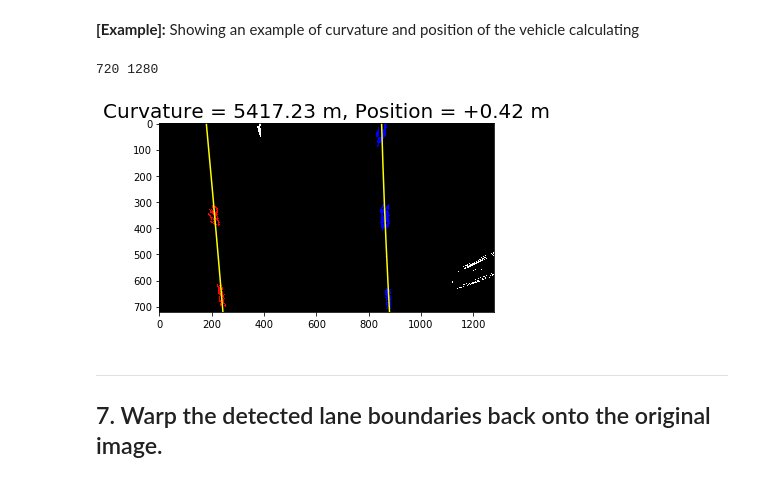
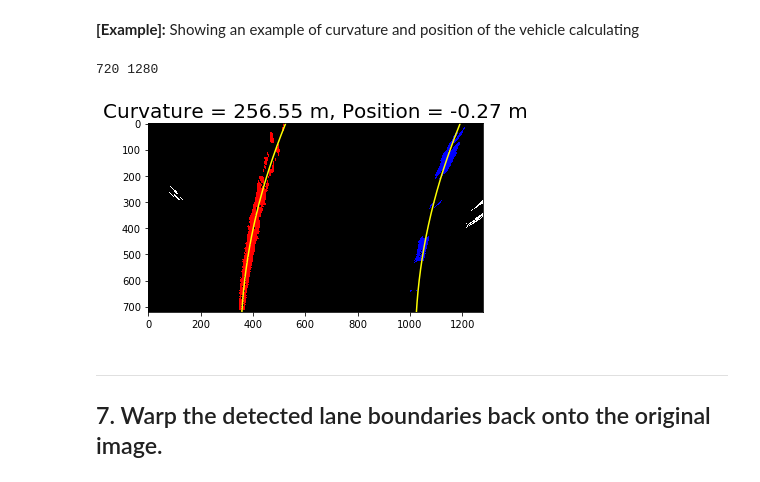
Before and after one commit to bobondemon/Lane-Line-Finding, a Jupyter notebook: Advanced-Lane-Finding.ipynb, the cells around one changed output. Saved outputs shown, nothing was run; the diff lists cells and outputs as text; code cells hidden in the pictures.

Commit message:
Add a shared polynomail fitting algorithm

```diff
--- a/Advanced-Lane-Finding.ipynb
+++ b/Advanced-Lane-Finding.ipynb
@@ -335,11 +335,31 @@ def fit_lane(lpixelx,lpixely,rpixelx,rpixely,height):
     right_fitx = right_fit[0]*ploty**2 + right_fit[1]*ploty + right_fit[2]
 
     return (left_fit,right_fit,left_fitx,right_fitx,ploty)
+# %%
+def fit_lane_shared_coeff(lpixelx,lpixely,rpixelx,rpixely,height):
+    l_num = len(lpixelx)
+    r_num = len(rpixelx)
+    p=lpixelx
+    q=rpixelx
+    x=lpixely
+    z=rpixely
+    Ax=np.vstack((x**2,x,np.ones(l_num),np.zeros(l_num)))
+    Az=np.vstack((z**2,z,np.zeros(r_num),np.ones(r_num)))
+    A=np.hstack((Ax,Az)).T
+    target=np.concatenate((p,q))
+    param=np.dot(np.dot(inv(np.dot(A.T,A)),A.T),target)
+    left_fit = [param[0],param[1],param[2]]
+    right_fit = [param[0],param[1],param[3]]
+    # Generate x and y values for plotting
+    ploty = np.linspace(0, height-1, height )
+    left_fitx = left_fit[0]*ploty**2 + left_fit[1]*ploty + left_fit[2]
+    right_fitx = right_fit[0]*ploty**2 + right_fit[1]*ploty + right_fit[2]
+    return (left_fit,right_fit,left_fitx,right_fitx,ploty)
 # %% [markdown]
 **[Example]:** Showing an example of identifying lane pixels and curves
 # %%
-#image = mpimg.imread('./test_images/test6.jpg')
-image = mpimg.imread('./test_images/signs_vehicles_xygrad.jpg')
+image = mpimg.imread('./test_images/test4.jpg')
+#image = mpimg.imread('./test_images/signs_vehicles_xygrad.jpg')
 height, width = image.shape[0:2]
 # Pipeline so far:
 # 1. camera distortion correctness
@@ -366,10 +386,11 @@ out_img = np.dstack((perspective_img, perspective_img, perspective_img))*255
 out_img[lpixely, lpixelx, :] = [255,0,0]
 out_img[rpixely, rpixelx, :] = [0,0,255]
 ax2.imshow(out_img)
-ax2.set_title('Lane Pixel Detection and Poly Fit', fontsize=30)
+ax2.set_title('Lane Pixel Detection and Poly Fit with Shared Parmeters', fontsize=30)
 
 # 5. lane line curve fit
-left_fit,right_fit,left_fitx,right_fitx,ploty = fit_lane(lpixelx,lpixely,rpixelx,rpixely,height)
+#left_fit,right_fit,left_fitx,right_fitx,ploty = fit_lane(lpixelx,lpixely,rpixelx,rpixely,height)
+left_fit,right_fit,left_fitx,right_fitx,ploty = fit_lane_shared_coeff(lpixelx,lpixely,rpixelx,rpixely,height)
 
 ax2.plot(left_fitx, ploty, color='yellow')
 ax2.plot(right_fitx, ploty, color='yellow')
@@ -403,38 +424,38 @@ def curvature_position_calculating(left_fit,right_fit,height,width):
 # %% [markdown]
 **[Example]:** Showing an example of curvature and position of the vehicle calculating
 # %%
-#image = mpimg.imread('./test_images/test6.jpg')
-image = mpimg.imread('./test_images/signs_vehicles_xygrad.jpg')
+image = mpimg.imread('./test_images/test6.jpg')
+#image = mpimg.imread('./test_images/signs_vehicles_xygrad.jpg')
 height, width = image.shape[0:2]
 print(height,width)
 # Pipeline so far:
 # 1. camera distortion correctness
 image = cv2.undistort(image, mtx, dist, None, mtx)
 # 2. making
 combined = combined_binary_mask(image)
 # 3. perspective view
 perspective_img, _ = perspective_warper(combined,src,dst)
 # 4. lane line pixel identification
 win_num=9
 lcenter=np.ones(win_num)*int(1280/4)
 rcenter=np.ones(win_num)*int(1280*3/4)
 lpixelx,lpixely,rpixelx,rpixely,lcenter,rcenter = identify_lane_pixel(perspective_img, lcenter, rcenter, win_num=win_num, start_from_button=True)
 # 5. lane line curve fit
-left_fit,right_fit,left_fitx,right_fitx,ploty = fit_lane(lpixelx,lpixely,rpixelx,rpixely,height)
+left_fit,right_fit,left_fitx,right_fitx,ploty = fit_lane_shared_coeff(lpixelx,lpixely,rpixelx,rpixely,height)
 # 6. Curvature calculating
 r, pos = curvature_position_calculating(left_fit,right_fit,height-1,width)
 # plotting area
 out_img = np.dstack((perspective_img, perspective_img, perspective_img))*255
 out_img[lpixely, lpixelx, :] = [255,0,0]
 out_img[rpixely, rpixelx, :] = [0,0,255]
 plt.imshow(out_img)
 plt.title('Curvature = {:.2f} m, Position = {:+.2f} m'.format(r,pos), fontsize=20)
 plt.plot(left_fitx, ploty, color='yellow')
 plt.plot(right_fitx, ploty, color='yellow')
 plt.savefig('./output_images/6_curvature.jpg')
 # %% [output]
 720 1280
-[figure, old version]
+[figure, new version]
 # %% [markdown]
 ---
 ## 7. Warp the detected lane boundaries back onto the original image.
```
Also changed, not shown: parts of 4 cells of this notebook, 7 other files.
